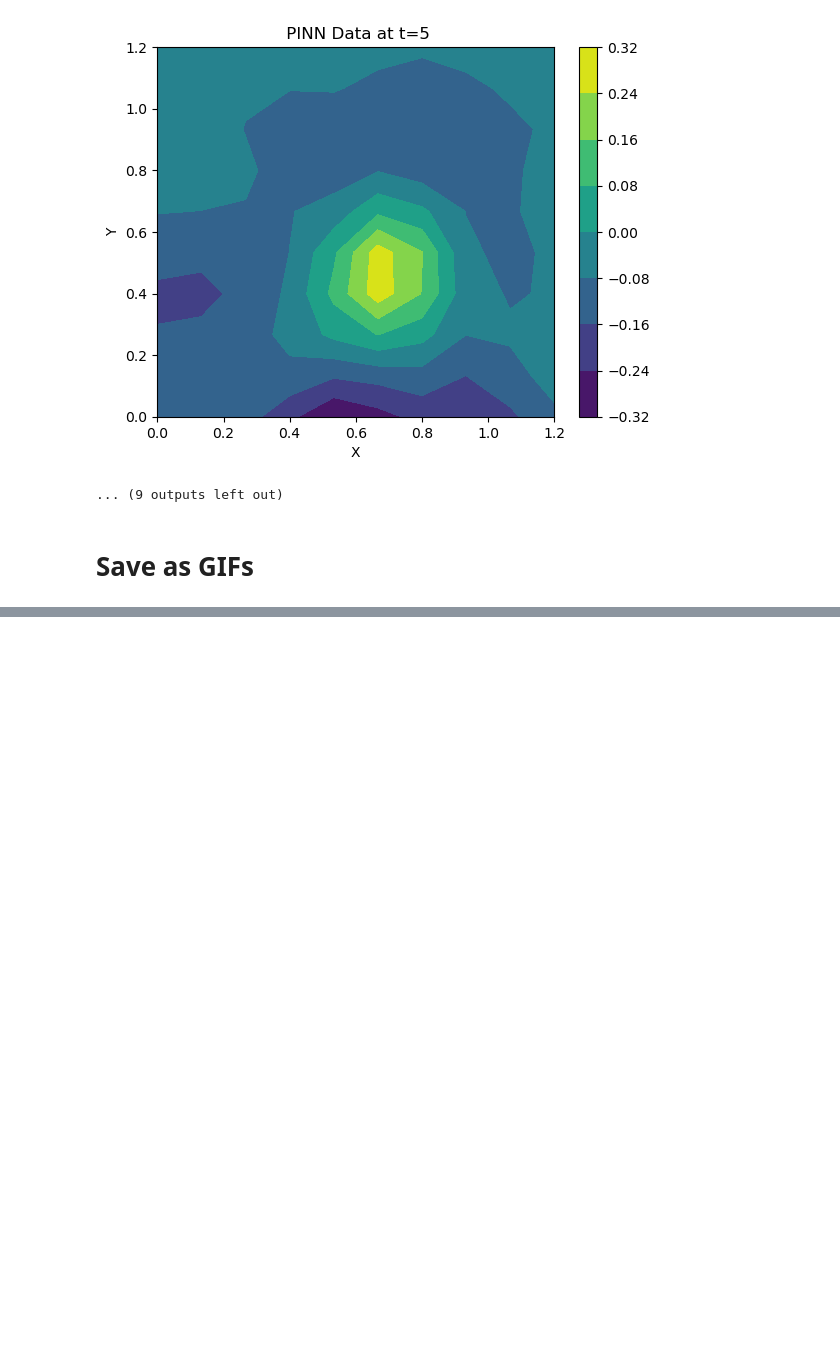
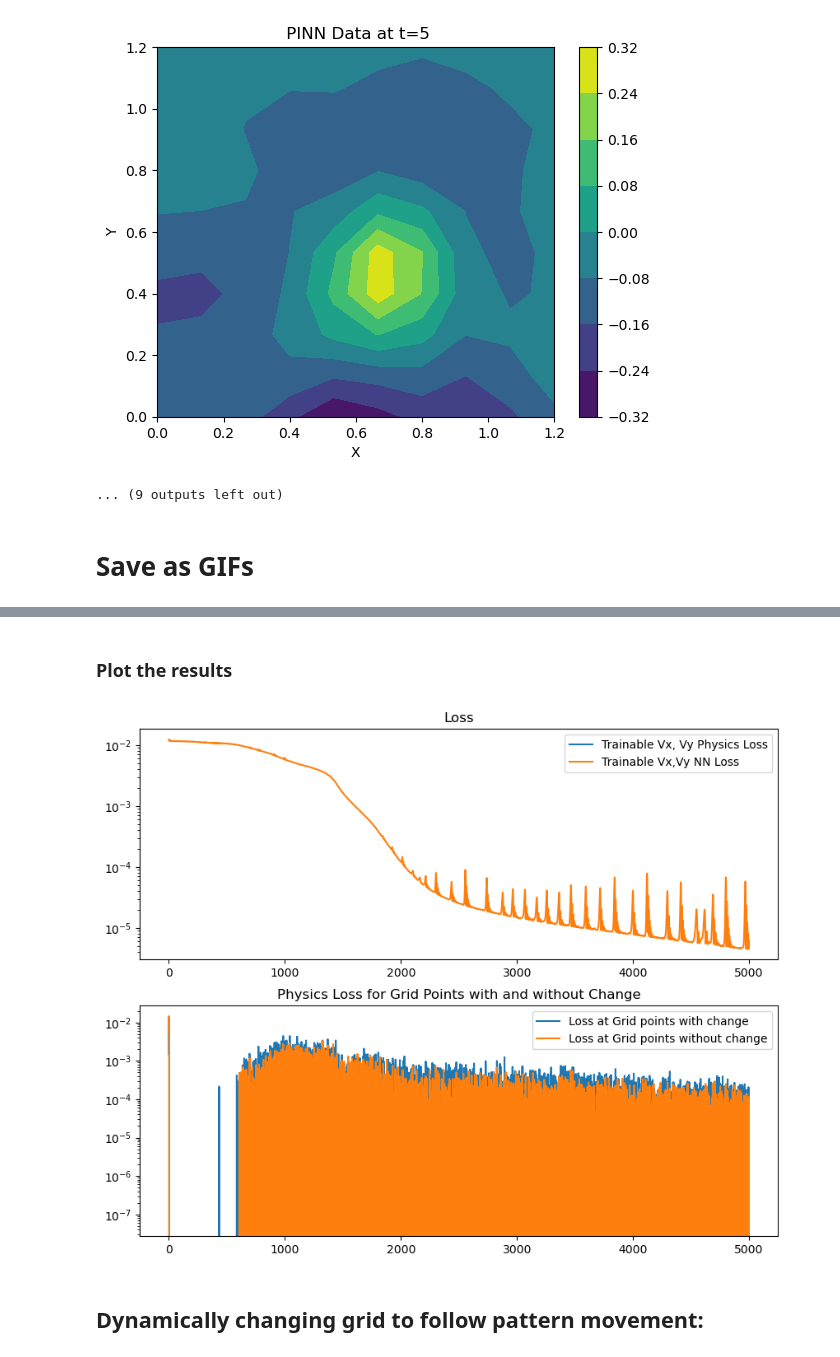
Before and after one commit to Tsomoriri/PhysNet-RadarNowcast, a Jupyter notebook: 2d-advection.ipynb, the cells around one changed output, grey strips where cells are left out. Saved outputs shown, nothing was run; the diff lists cells and outputs as text; code cells hidden in the pictures; blank space fills up the shorter version.

```diff
--- a/2d-advection.ipynb
+++ b/2d-advection.ipynb
@@ -434,0 +679,37 @@ for _ in ['pinn_plot', 'true_plot']:
+# %% [markdown]
+### Plot the results
+# %%
+
+# Convert the losses to numpy arrays
+physics_loss = np.array(physics_losses)
+nn_loss = np.array(nn_losses)
+change_loss = np.array(change_losses)
+no_change_loss = np.array(no_change_losses)
+
+
+# Create a new figure
+plt.figure(figsize=(10, 8))
+
+# Plot the physics losses
+plt.subplot(2, 1, 1)
+plt.plot(physics_loss, label='Trainable Vx, Vy Physics Loss')
+plt.plot(nn_loss, label='Trainable Vx,Vy NN Loss')
+plt.yscale('log')
+plt.title('Loss')
+plt.legend()
+
+# plot the physics losses for grid points with and without change
+plt.subplot(2, 1, 2)
+plt.plot(change_loss, label='Loss at Grid points with change')
+plt.plot(no_change_loss, label='Loss at Grid points without change')
+plt.yscale('log')
+plt.title('Physics Loss for Grid Points with and without Change')
+plt.legend()
+
+
+# Show the plot
+plt.show()
+# %% [output]
+[figure, added]
+# %% [markdown]
+## Dynamically changing grid to follow pattern movement:
```
Also changed, not shown: parts of 10 cells of this notebook, 3 other files.
